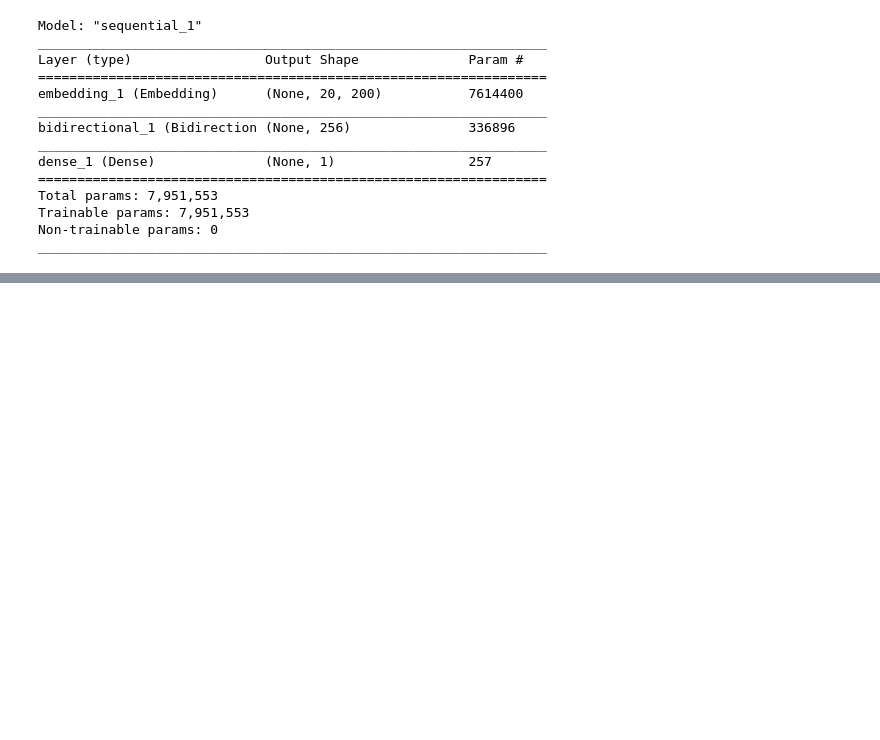
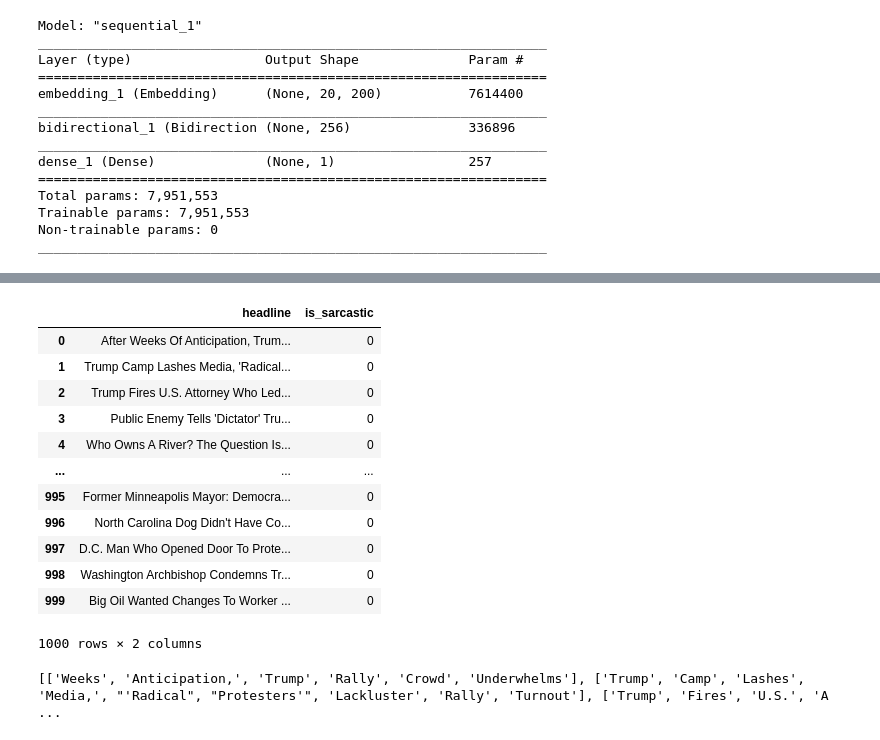
Before and after one commit to dung18520632/-CS114.K21, a Jupyter notebook: Case_study.ipynb, the cells around one changed output, grey strips where cells are left out. Drawn from its saved outputs; the diff is of its cells as text; code cells hidden in the pictures; blank space fills up the shorter version.

```diff
--- a/Case_study.ipynb
+++ b/Case_study.ipynb
@@ -187,0 +188,19 @@ history = model.fit(x_train, y_train, batch_size = 128 , validation_data = (x_te
+# %%
+import pandas as pd
+test=pd.read_csv("/content/drive/My Drive/Colab Notebooks/dataminer .csv",encoding= 'unicode_escape',names=["headline", "is_sarcastic"])
+test["is_sarcastic"]=0
+test.head(1000)
+# %% [output]
+|  | headline | is_sarcastic |
+| 0 | After Weeks Of Anticipation, Trum... | 0 |
+| 1 | Trump Camp Lashes Media, 'Radical... | 0 |
+| 2 | Trump Fires U.S. Attorney Who Led... | 0 |
+| 3 | Public Enemy Tells 'Dictator' Tru... | 0 |
+| 4 | Who Owns A River? The Question Is... | 0 |
+| ... | ... | ... |
+| 995 | Former Minneapolis Mayor: Democra... | 0 |
+| 996 | North Carolina Dog Didn't Have Co... | 0 |
+| 997 | D.C. Man Who Opened Door To Prote... | 0 |
+| 998 | Washington Archbishop Condemns Tr... | 0 |
+| 999 | Big Oil Wanted Changes To Worker ... | 0 |
+1000 rows × 2 columns
@@ -187,0 +217,4 @@ history = model.fit(x_train, y_train, batch_size = 128 , validation_data = (x_te
+# %%
+print(words_test)
+# %% [output]
+[['Weeks', 'Anticipation,', 'Trump', 'Rally', 'Crowd', 'Underwhelms'], ['Trump', 'Camp', 'Lashes', 'Media,', "'Radical", "Protesters'", 'Lackluster', 'Rally', 'Turnout'], ['Trump', 'Fires', 'U.S.', 'A ...
```
Also changed, not shown: parts of 15 cells of this notebook.
